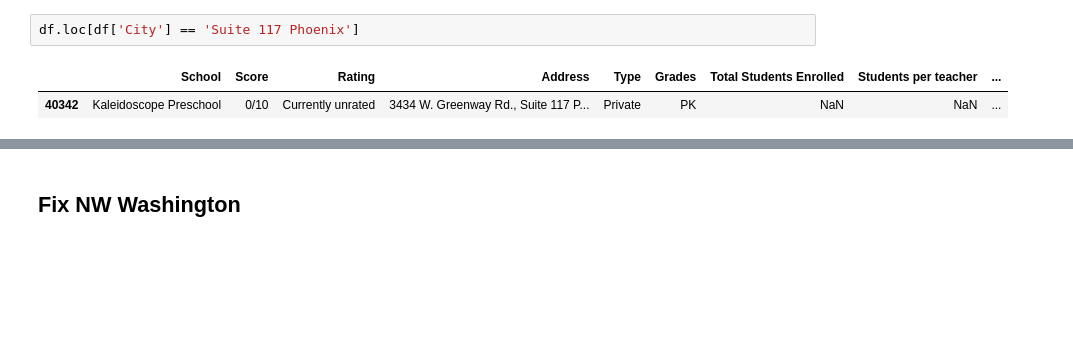
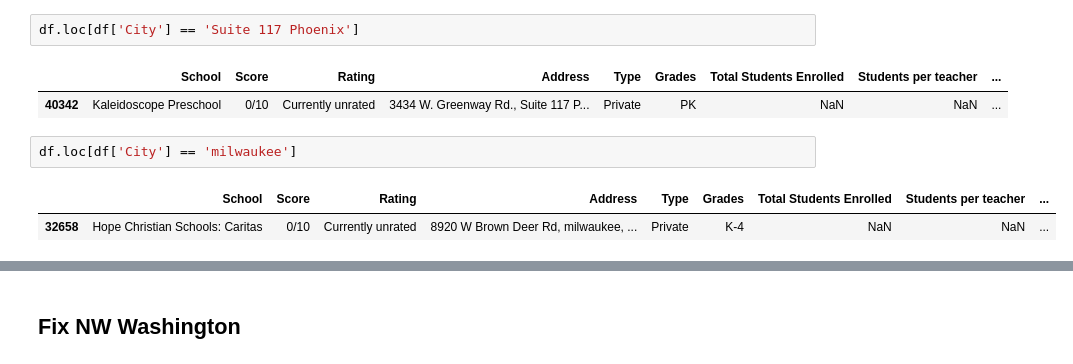
Before and after one commit to BloomTech-Labs/PT17_cityspire-a-ds, a Jupyter notebook: notebooks/datasets/data/schools/schools_cleaned.ipynb, the cells around one changed output, grey strips where cells are left out. Drawn from its saved outputs; the diff is of its cells as text; blank space fills up the shorter version.

```diff
--- a/notebooks/datasets/data/schools/schools_cleaned.ipynb
+++ b/notebooks/datasets/data/schools/schools_cleaned.ipynb
@@ -678,3 +678,8 @@ df.loc[df['City'] == 'Suite 117 Phoenix']
 # %% [output]
 |  | School | Score | Rating | Address | Type | Grades | Total Students Enrolled | Students per teacher | ... |
 | 40342 | Kaleidoscope Preschool | 0/10 | Currently unrated | 3434 W. Greenway Rd., Suite 117 P... | Private | PK | NaN | NaN | ... |
+# %%
+df.loc[df['City'] == 'milwaukee']
+# %% [output]
+|  | School | Score | Rating | Address | Type | Grades | Total Students Enrolled | Students per teacher | ... |
+| 32658 | Hope Christian Schools: Caritas | 0/10 | Currently unrated | 8920 W Brown Deer Rd, milwaukee, ... | Private | K-4 | NaN | NaN | ... |
```
Also changed, not shown: parts of 3 cells of this notebook.
